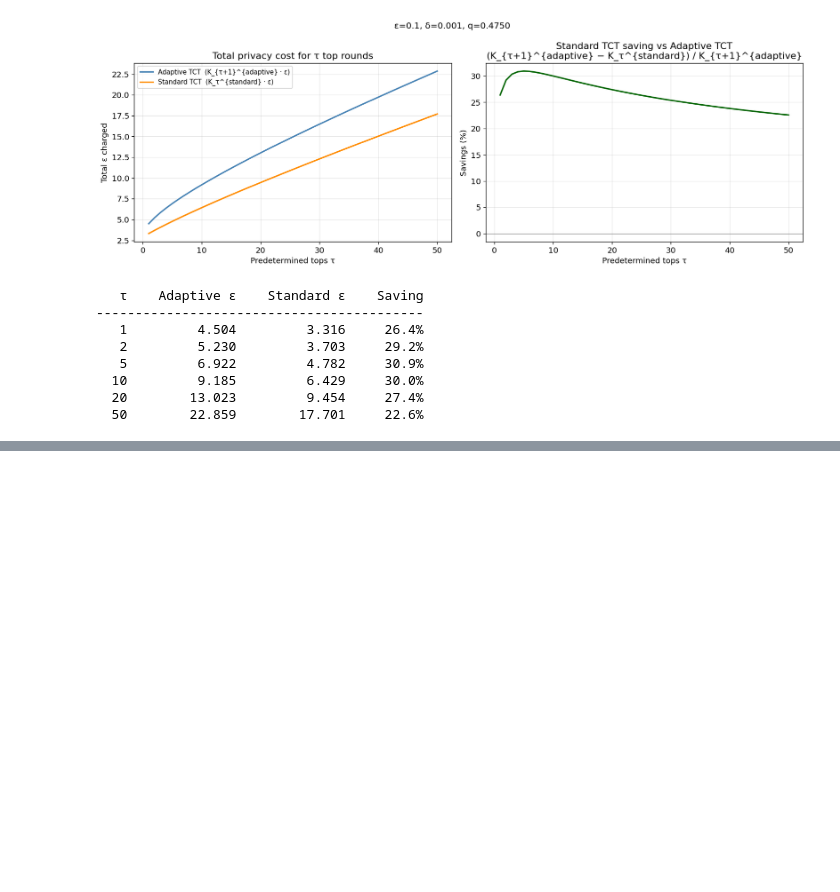
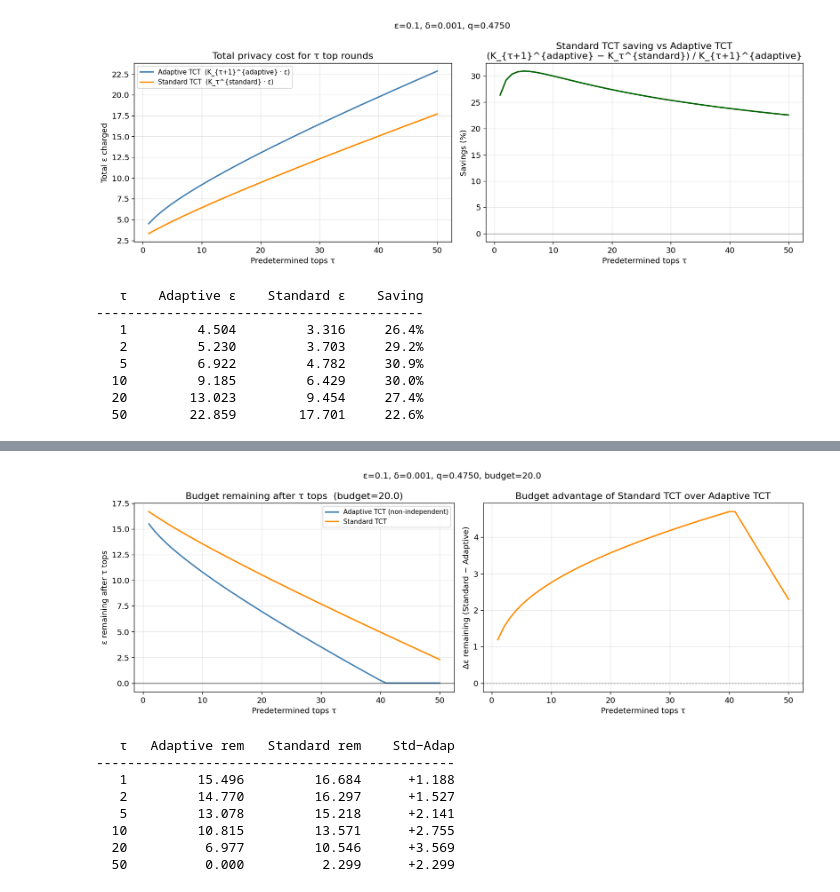
Before and after one commit to arcaulfield/adaptive-act, a Jupyter notebook: notebooks/04_tct_comparison.ipynb, the cells around one changed output, grey strips where cells are left out. Cells and saved outputs as stored; diff of their text form; code cells hidden in the pictures; blank space fills up the shorter version.

```diff
--- a/notebooks/04_tct_comparison.ipynb
+++ b/notebooks/04_tct_comparison.ipynb
@@ -110,0 +184,59 @@ for t in [1, 2, 5, 10, 20, 50]:
+# %%
+EPS_BUDGET = 20.0
+tau_sweep  = list(range(1, TAU_MAX + 1))
+
+def budget_after_tau_tops(tau, accountant_factory):
+    acc  = accountant_factory(tau)
+    user = User(user_id=0, epsilon_budget=EPS_BUDGET, delta_budget=1.0, conversion_rate=0.0)
+    e, d = acc.charge(user, is_top=False, contributed=False, round_num=1)
+    user.epsilon_spent += e; user.delta_spent += d
+    for k in range(1, tau + 1):
+        e, d = acc.charge(user, is_top=True, contributed=True, round_num=k + 1)
+        user.epsilon_spent += e; user.delta_spent += d
+    return max(user.epsilon_remaining, 0.0)
+
+rem_std_sweep  = [budget_after_tau_tops(t, lambda t: StandardTCTAccountant(EPSILON, DELTA, t))
+                  for t in tau_sweep]
+rem_adap_sweep = [budget_after_tau_tops(t, lambda _: AdaptiveTCTAccountant(EPSILON, DELTA, independent=False))
+                  for t in tau_sweep]
+
+fig, axes = plt.subplots(1, 2, figsize=(14, 5))
+
+ax = axes[0]
+ax.plot(tau_sweep, rem_adap_sweep, color='steelblue',  lw=2, label='Adaptive TCT (non-independent)')
+ax.plot(tau_sweep, rem_std_sweep,  color='darkorange', lw=2, label='Standard TCT')
+ax.axhline(0, color='black', lw=0.5)
+ax.set_xlabel('Predetermined tops τ')
+ax.set_ylabel('ε remaining after τ tops')
+ax.set_title(f'Budget remaining after τ tops  (budget={EPS_BUDGET})')
+ax.legend(fontsize=9)
+ax.grid(True, alpha=0.3)
+
+ax = axes[1]
+diff = [rem_std_sweep[i] - rem_adap_sweep[i] for i in range(len(tau_sweep))]
+ax.plot(tau_sweep, diff, color='darkorange', lw=2)
+ax.axhline(0, color='gray', lw=0.8, linestyle='--')
+ax.set_xlabel('Predetermined tops τ')
+ax.set_ylabel('Δε remaining (Standard − Adaptive)')
+ax.set_title('Budget advantage of Standard TCT over Adaptive TCT')
+ax.grid(True, alpha=0.3)
+
+plt.suptitle(f'ε={EPSILON}, δ={DELTA}, q={q:.4f}, budget={EPS_BUDGET}', fontsize=12)
+plt.tight_layout()
+plt.show()
+
+print(f'{"τ":>4}  {"Adaptive rem":>13}  {"Standard rem":>13}  {"Std−Adap":>10}')
+print('-' * 46)
+for t in [1, 2, 5, 10, 20, 50]:
+    j = t - 1
+    print(f'{t:>4}  {rem_adap_sweep[j]:>13.3f}  {rem_std_sweep[j]:>13.3f}  {diff[j]:>+10.3f}')
+# %% [output]
+[figure, added]
+   τ   Adaptive rem   Standard rem    Std−Adap
+----------------------------------------------
+   1         15.496         16.684      +1.188
+   2         14.770         16.297      +1.527
+   5         13.078         15.218      +2.141
+  10         10.815         13.571      +2.755
+  20          6.977         10.546      +3.569
+  50          0.000          2.299      +2.299
```
Also changed, not shown: parts of 7 cells of this notebook, 10 other files.
